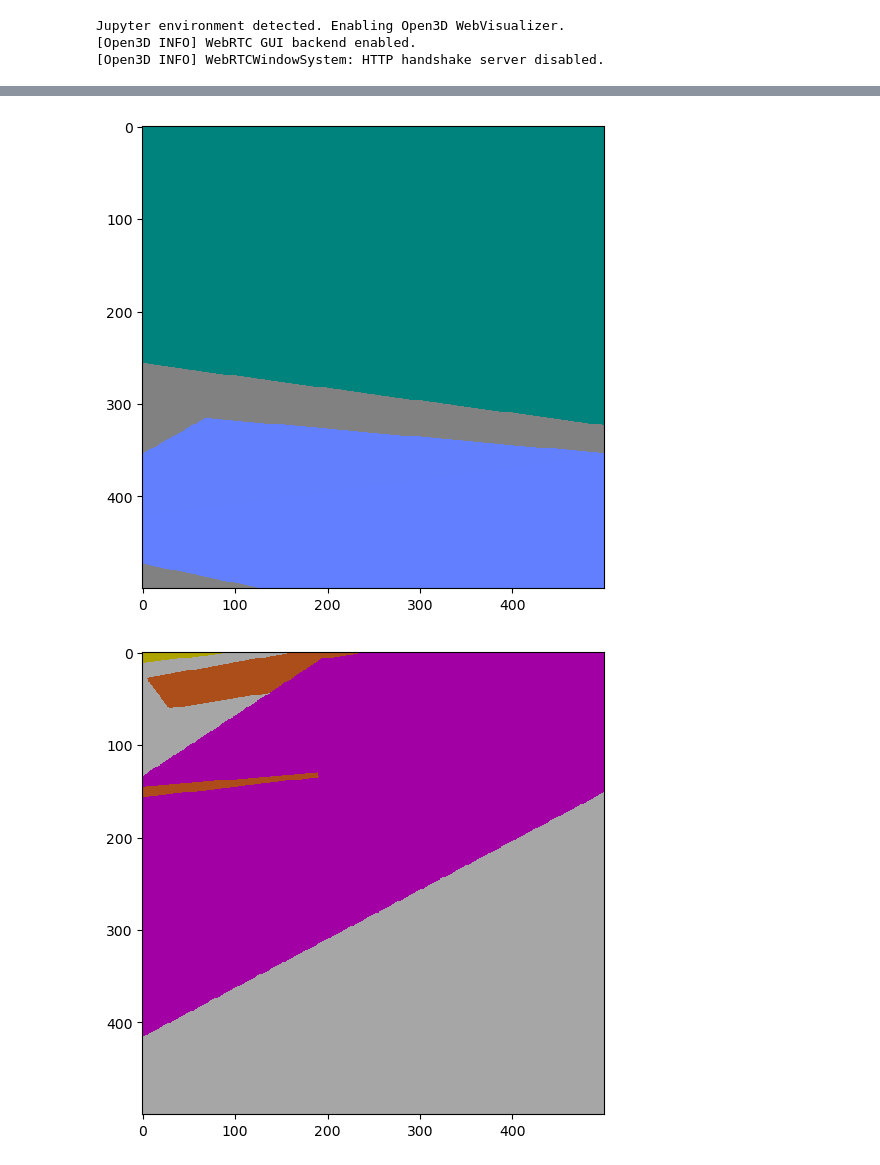
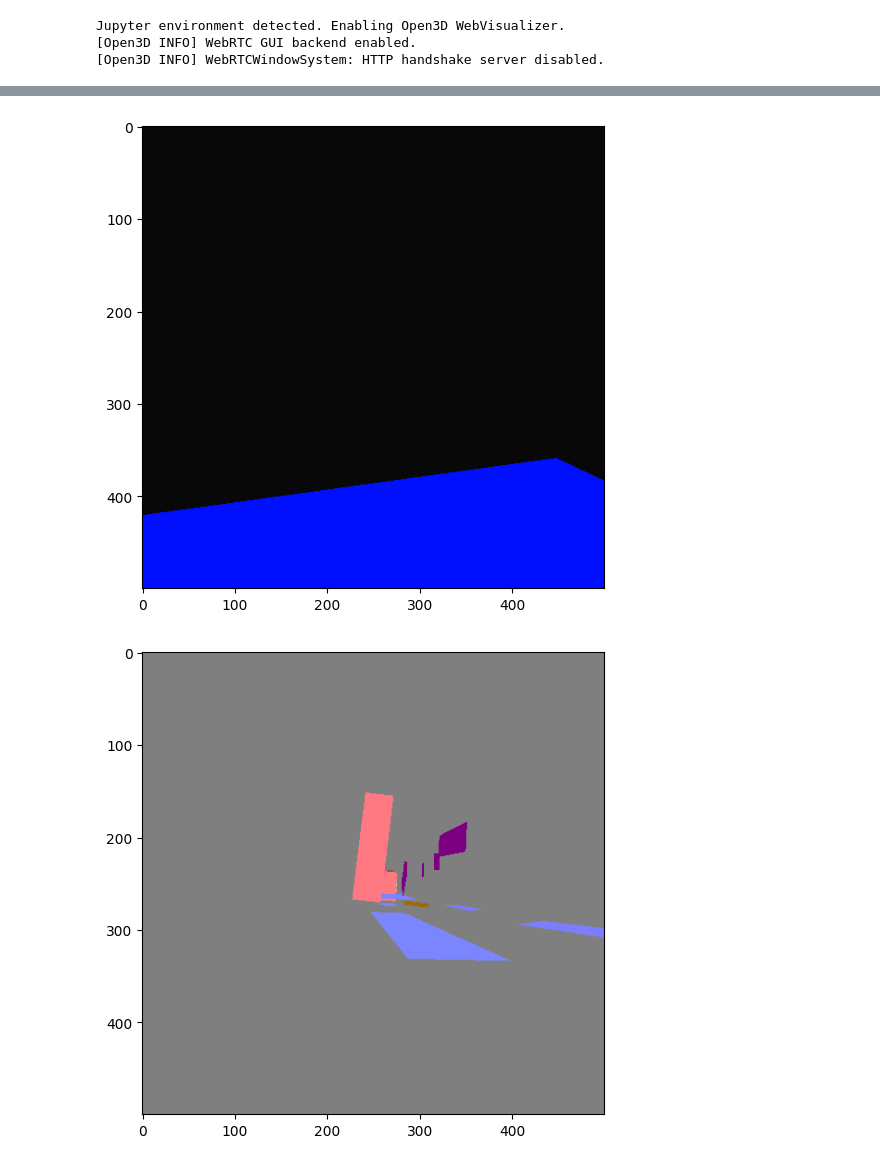
Before and after one commit to maxpape/project_mapping, a Jupyter notebook: nbv/ray_casting.ipynb, the cells around one changed output, grey strips where cells are left out. Saved outputs shown, nothing was run; the diff lists cells and outputs as text; code cells hidden in the pictures.

```diff
--- a/nbv/ray_casting.ipynb
+++ b/nbv/ray_casting.ipynb
@@ -17,7 +17,7 @@ Jupyter environment detected. Enabling Open3D WebVisualizer.
 [Open3D INFO] WebRTCWindowSystem: HTTP handshake server disabled.
 # %%
 #load pcd file, filter, downsample
-pcdn = o3d.io.read_point_cloud("final_cropped_ground_align.pcd")
+pcdn = o3d.io.read_point_cloud("corridor_ground_align.pcd")
 pcdn.estimate_normals()
 cl, ind = pcdn.remove_statistical_outlier(nb_neighbors=20,
                                                     std_ratio=0.8)
@@ -26,7 +26,7 @@ pcd = pcdn.select_by_index(ind)
 pcd = pcd.voxel_down_sample(voxel_size=0.1)
 pcd.estimate_normals()
 pcd.orient_normals_consistent_tangent_plane(40)
-o3d.visualization.draw_geometries([pcd])
+#o3d.visualization.draw_geometries([pcd])
 # %%
 # detect boundarys in pointcloud
 
@@ -390,15 +394,15 @@ visualize_3d_vectors(vec1 ,vec2)
 # %%
-for i in range(1,10):
-    best_pos = ranked_views2[-i][1]
-    best_orientation = ranked_views2[-i][2]
-    best_ans = ranked_views2[-i][3]
+for i in range(0,10):
+    best_pos = ranked_views2[i][1]
+    best_orientation = ranked_views2[i][2]
+    best_ans = ranked_views2[i][3]
 
     normals = best_ans['primitive_normals'].numpy()
     #normals = np.abs(best_ans['primitive_normals'].numpy())
     hits = best_ans['t_hit'].numpy()
     normals_interp = np.interp(normals, (normals.min(), normals.max()), (0, 1))
     plt.figure(figsize=(10,6))
     plt.imshow(normals_interp)
 # %% [output]
-[figure, old version]
+[figure, new version]
-[figure, old version]
+[figure, new version]
```
Also changed, not shown: parts of 7 cells of this notebook, 2 other files.
